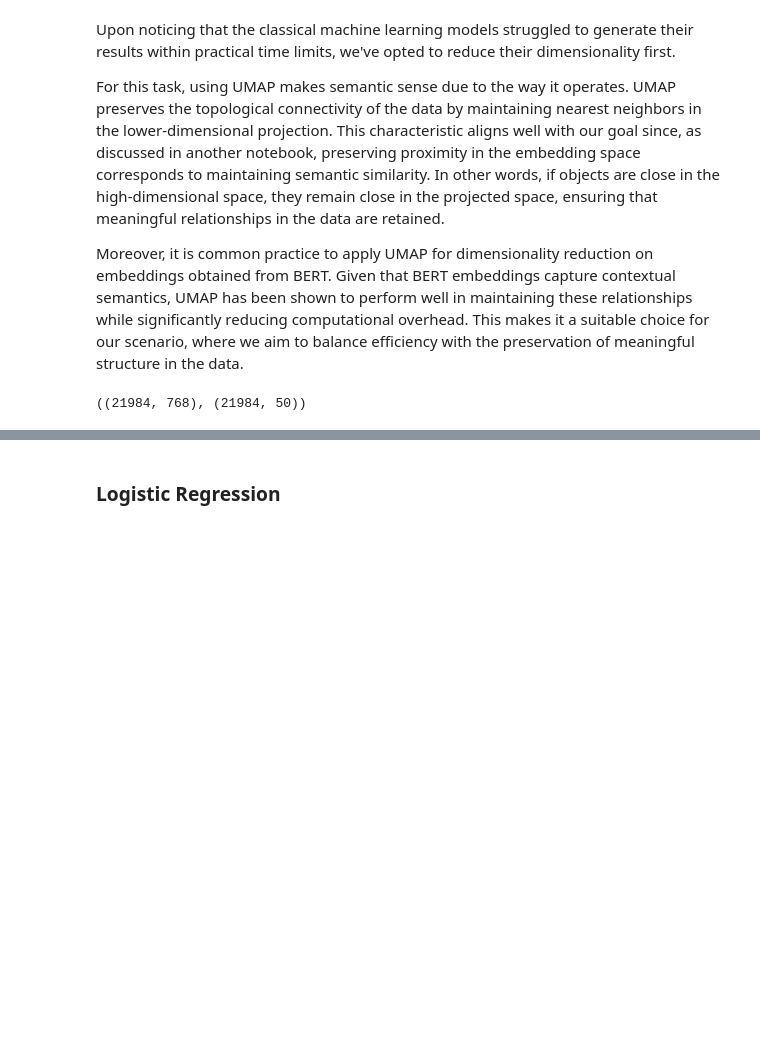
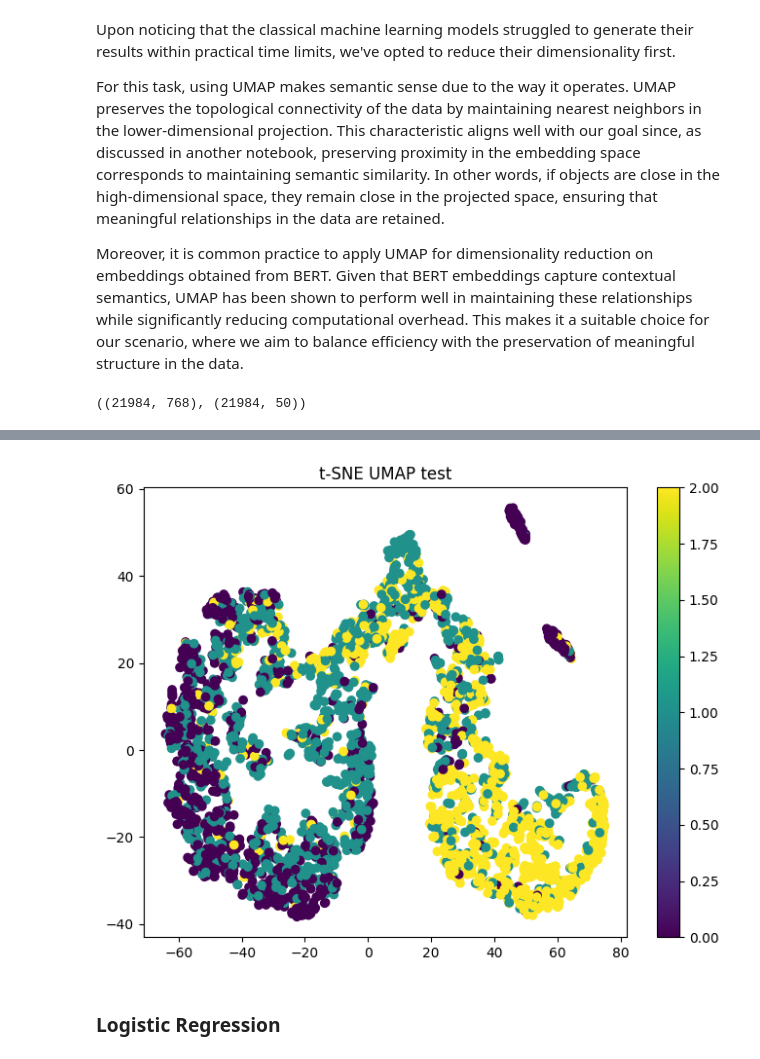
Before and after one commit to DiegoFleury/MI201-groupe-4, a Jupyter notebook: notebooks/classification.ipynb, the cells around one changed output, grey strips where cells are left out. Drawn from its saved outputs; the diff is of its cells as text; code cells hidden in the pictures; blank space fills up the shorter version.

```diff
--- a/notebooks/classification.ipynb
+++ b/notebooks/classification.ipynb
@@ -455,3 +486,11 @@ train_embeddings.shape, train_embeddings_umap.shape
+# %%
+plt.figure(figsize=(8, 6))
+plt.scatter(test_embeddings_umap_tsne[:, 0], test_embeddings_umap_tsne[:, 1], c=y_test, cmap='viridis')
+plt.colorbar()
+plt.title('t-SNE UMAP test')
+plt.show()
+# %% [output]
+[figure, added]
 # %% [markdown]
 ### Logistic Regression
 # %%
```
Also changed, not shown: parts of 8 cells of this notebook.
